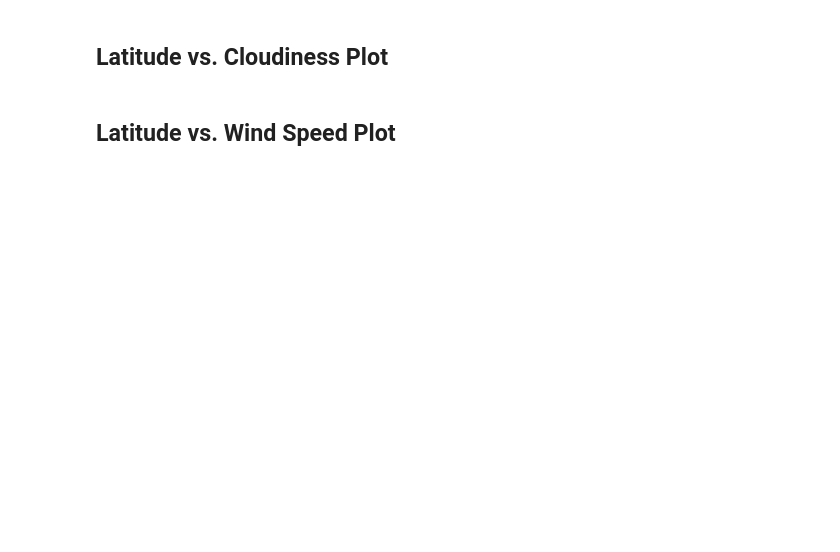
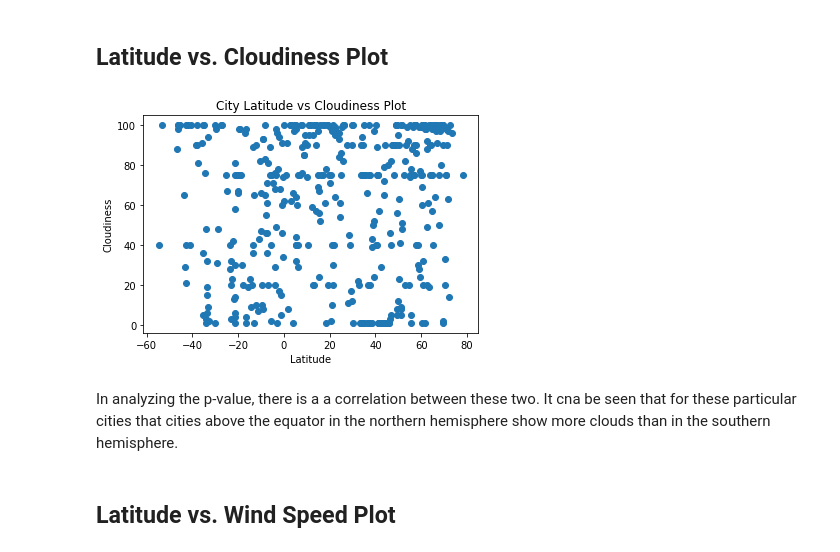
Before and after one commit to kkmundae/python-aps-challenge-HWK_6, a Jupyter notebook: WeatherPY/WeatherPy.ipynb, the cells around one changed output. Cells and saved outputs as stored; diff of their text form; code cells hidden in the pictures; blank space fills up the shorter version.

```diff
--- a/WeatherPY/WeatherPy.ipynb
+++ b/WeatherPY/WeatherPy.ipynb
@@ -172,4 +219,17 @@ There are no cities in which the humidity is above 100%. The data is clean
 # %% [markdown]
 ## Latitude vs. Cloudiness Plot
+# %%
+#Build Scatter Plot
+plt.scatter(cities2["Latitude"],cities2["Cloudiness"],marker="o")
+plt.title('City Latitude vs Cloudiness Plot')
+plt.ylabel('Cloudiness')
+plt.xlabel('Latitude')
+corr=sts.pearsonr(cities2["Cloudiness"],cities2["Latitude"]);
+corr
+plt.savefig('Images/LatvsCloudiness')
+# %% [output]
+[figure, added]
+# %% [markdown]
+In analyzing the p-value, there is a a correlation between these two. It cna be seen that for these particular cities that cities above the equator in the northern hemisphere show more clouds than in the southern hemisphere.
 # %% [markdown]
 ## Latitude vs. Wind Speed Plot
```
Also changed, not shown: parts of 33 cells of this notebook, 14 other files.
